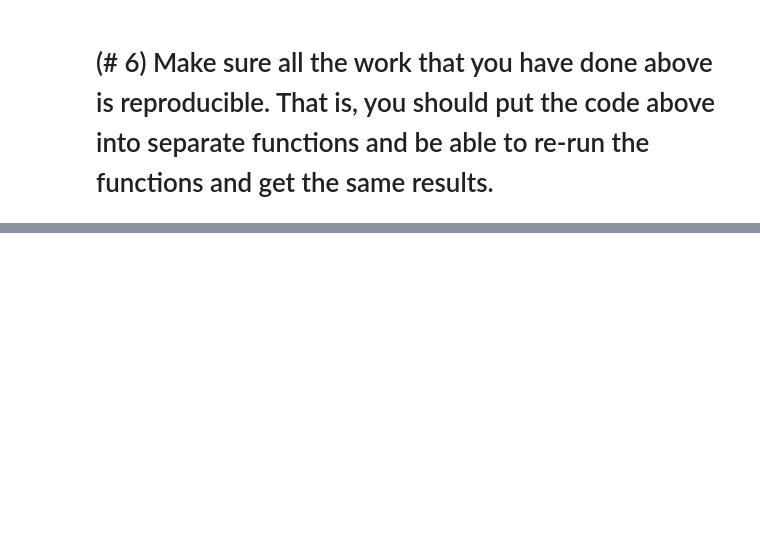
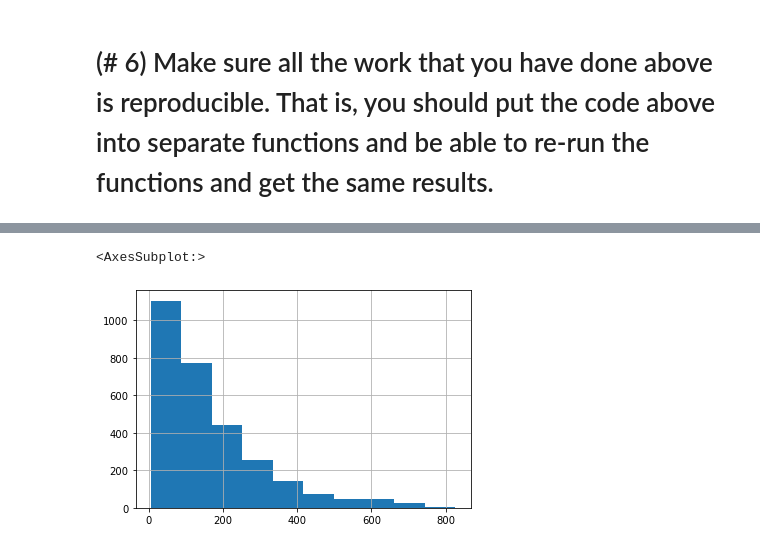
Before and after one commit to joshuamchavez2/time-series-analysis, a Jupyter notebook: Data Prep with Time Series.ipynb, the cells around one changed output, grey strips where cells are left out. Drawn from its saved outputs; the diff is of its cells as text; code cells hidden in the pictures; blank space fills up the shorter version.

```diff
--- a/Data Prep with Time Series.ipynb
+++ b/Data Prep with Time Series.ipynb
@@ -144,0 +201,5 @@ def prep(df):
+# %%
+df.Wind.hist()
+# %% [output]
+<AxesSubplot:>
+[figure, added]
```
Also changed, not shown: parts of 22 cells of this notebook.
